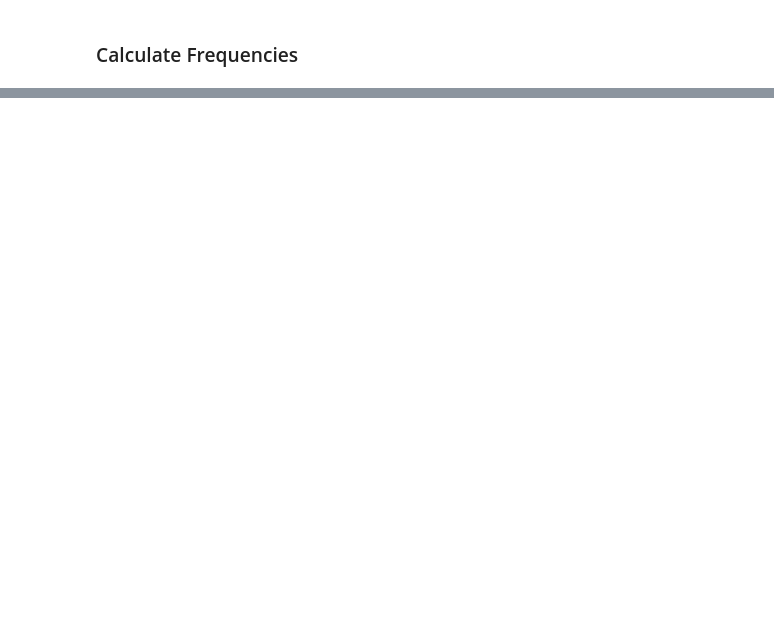
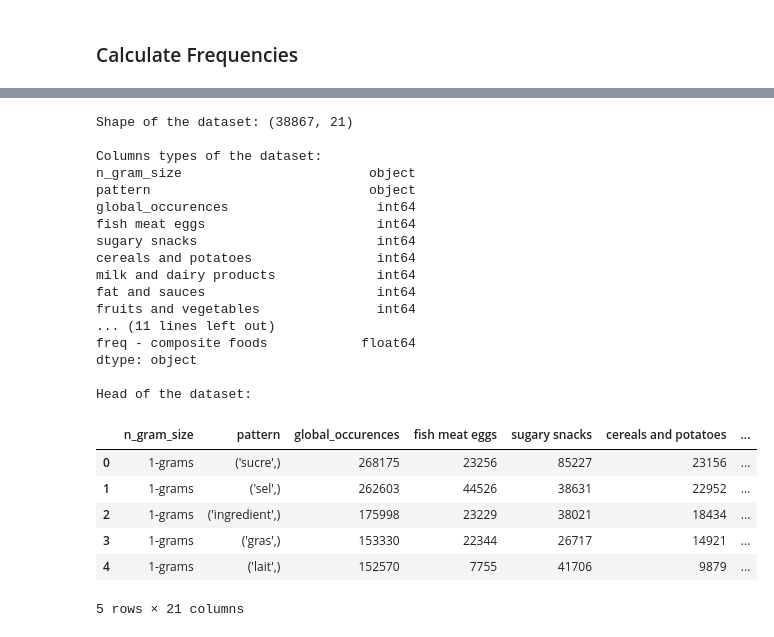
Before and after one commit to ramsyy0/OpenFoodFacts, a Jupyter notebook: notebooks/Ngrams_Frequencies.ipynb, the cells around one changed output, grey strips where cells are left out. Drawn from its saved outputs; the diff is of its cells as text; code cells hidden in the pictures; blank space fills up the shorter version.

```diff
--- a/notebooks/Ngrams_Frequencies.ipynb
+++ b/notebooks/Ngrams_Frequencies.ipynb
@@ -156,0 +212,34 @@ time: 116 ms (started: 2021-03-02 15:57:44 +01:00)
+# %%
+# Brief look at the dataset
+print(f"""Shape of the dataset: {ngrams_reduced.shape}
+""")
+print(f"""Columns types of the dataset:
+{ngrams_reduced.dtypes}
+""")
+print("Head of the dataset:")
+display(ngrams_reduced.head())
+# %% [output]
+Shape of the dataset: (38867, 21)
+
+Columns types of the dataset:
+n_gram_size                        object
+pattern                            object
+global_occurences                   int64
+fish meat eggs                      int64
+sugary snacks                       int64
+cereals and potatoes                int64
+milk and dairy products             int64
+fat and sauces                      int64
+fruits and vegetables               int64
+... (11 lines left out)
+freq - composite foods            float64
+dtype: object
+
+Head of the dataset:
+|  | n_gram_size | pattern | global_occurences | fish meat eggs | sugary snacks | cereals and potatoes | ... |
+| 0 | 1-grams | ('sucre',) | 268175 | 23256 | 85227 | 23156 | ... |
+| 1 | 1-grams | ('sel',) | 262603 | 44526 | 38631 | 22952 | ... |
+| 2 | 1-grams | ('ingredient',) | 175998 | 23229 | 38021 | 18434 | ... |
+| 3 | 1-grams | ('gras',) | 153330 | 22344 | 26717 | 14921 | ... |
+| 4 | 1-grams | ('lait',) | 152570 | 7755 | 41706 | 9879 | ... |
+5 rows × 21 columns
```
Also changed, not shown: parts of 28 cells of this notebook.
